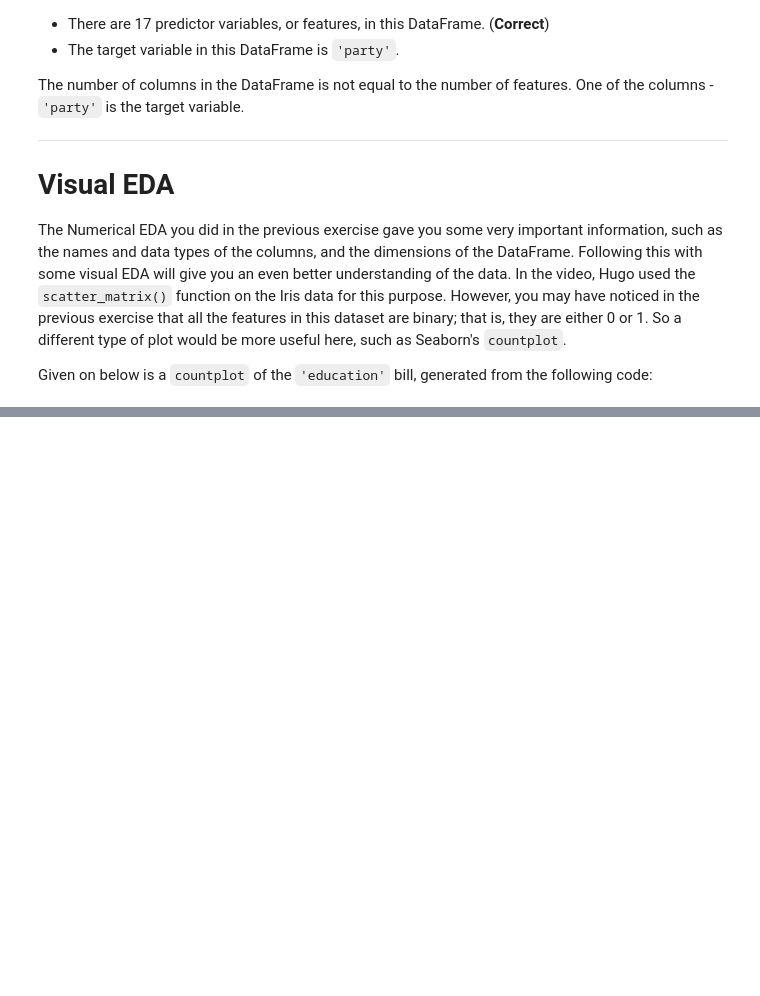
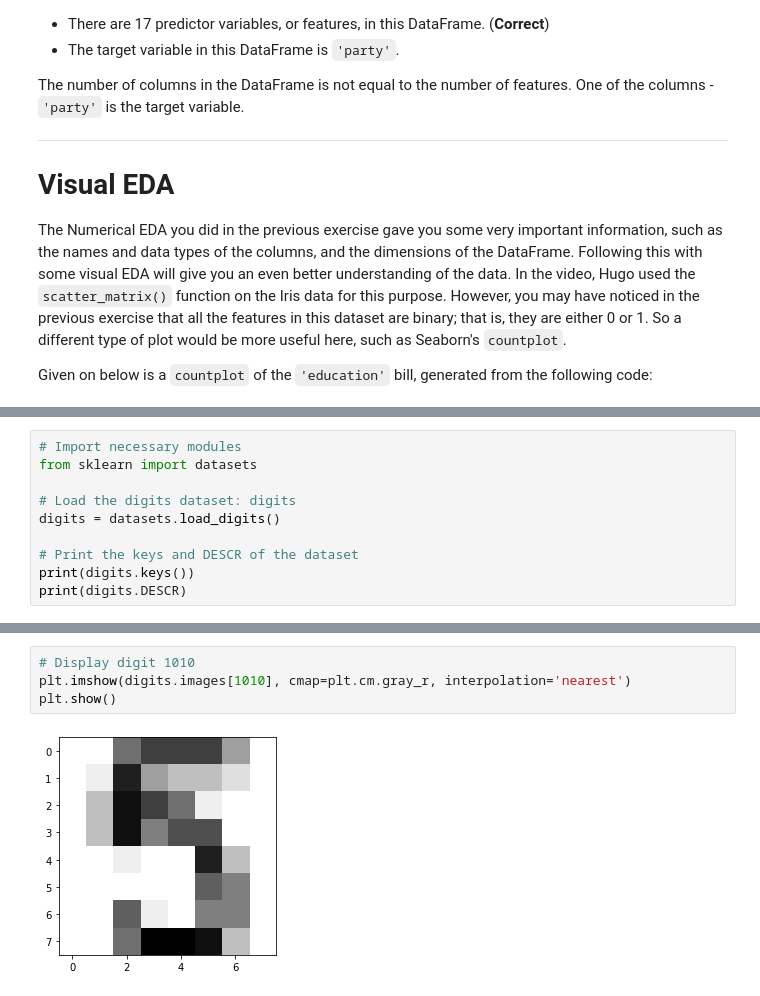
Before and after one commit to JitendraAlim/Data-Science-Toolkit, a Jupyter notebook: Python/Supervised Learning with scikit-learn/Supervised Learning with scikit-learn.ipynb, the cells around one changed output, grey strips where cells are left out. Cells and saved outputs as stored; diff of their text form; blank space fills up the shorter version.

```diff
--- a/Python/Supervised Learning with scikit-learn/Supervised Learning with scikit-learn.ipynb
+++ b/Python/Supervised Learning with scikit-learn/Supervised Learning with scikit-learn.ipynb
@@ -67,0 +154,10 @@ SyntaxError: ignored
+# %%
+# Import necessary modules
+from sklearn import datasets
+
+# Load the digits dataset: digits
+digits = datasets.load_digits()
+
+# Print the keys and DESCR of the dataset
+print(digits.keys())
+print(digits.DESCR)
@@ -67,0 +189,6 @@ SyntaxError: ignored
+# %%
+# Display digit 1010
+plt.imshow(digits.images[1010], cmap=plt.cm.gray_r, interpolation='nearest')
+plt.show()
+# %% [output]
+[figure, added]
```
Also changed, not shown: parts of 16 cells of this notebook.
